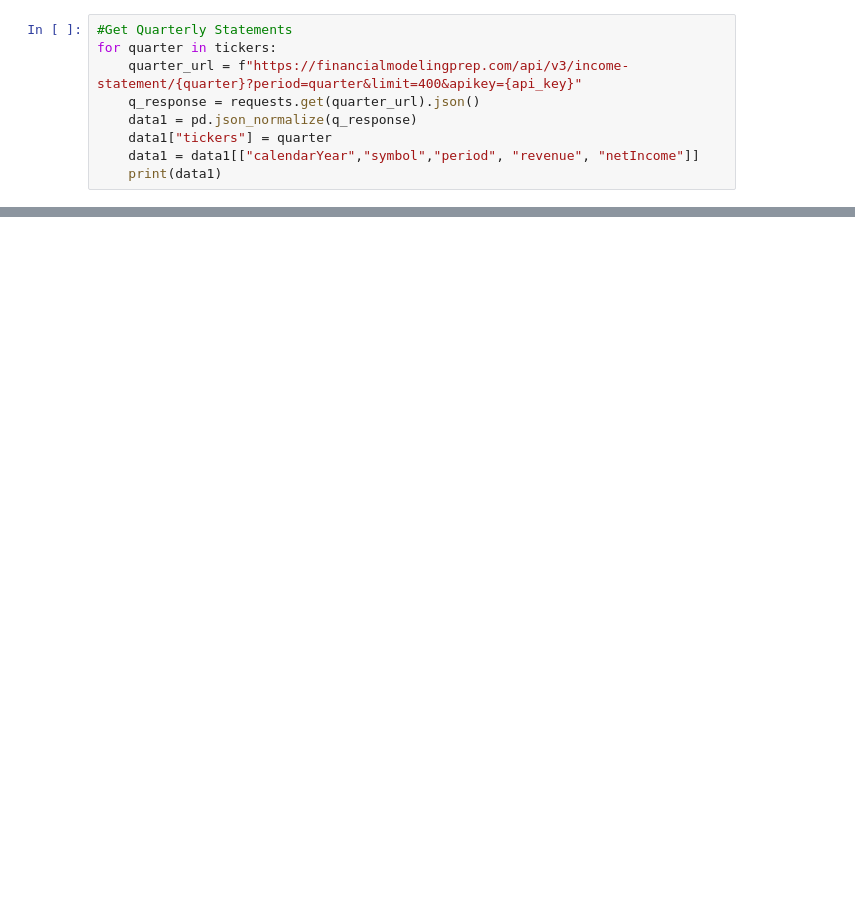
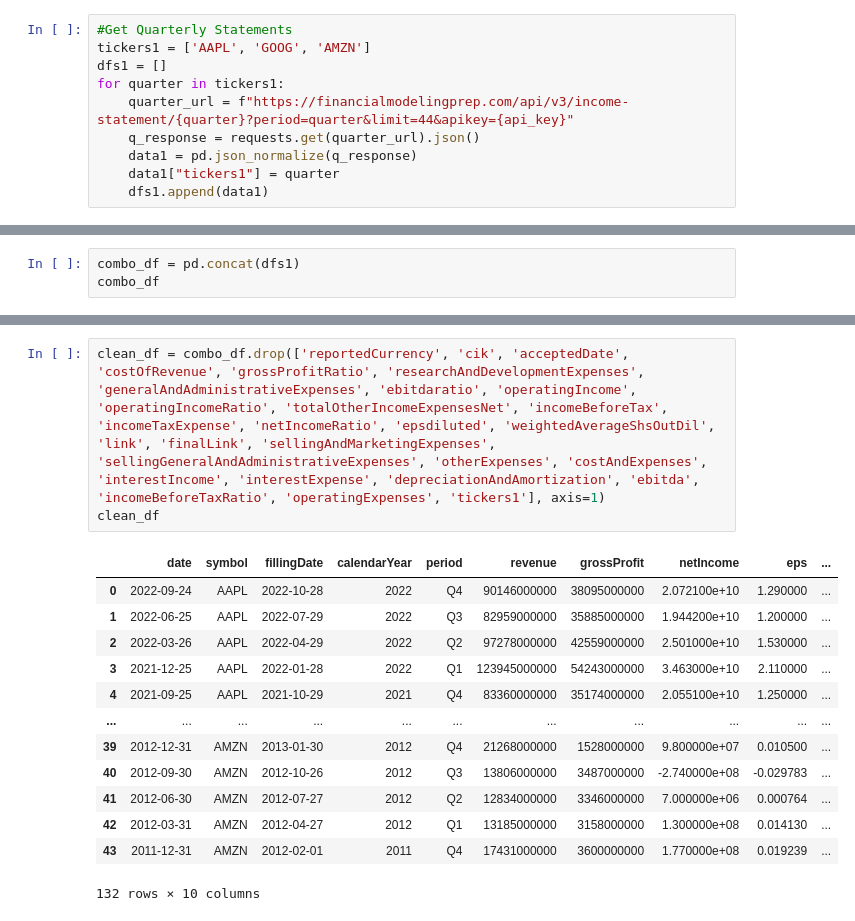
Before and after one commit to lyndsaywylie/Project-1, a Jupyter notebook: kim.ipynb, the cells around one changed output, grey strips where cells are left out. Drawn from its saved outputs; the diff is of its cells as text; blank space fills up the shorter version.

```diff
--- a/kim.ipynb
+++ b/kim.ipynb
@@ -72,9 +68,10 @@ print (data)
 # %%
 #Get Quarterly Statements
-for quarter in tickers:
-    quarter_url = f"https://financialmodelingprep.com/api/v3/income-statement/{quarter}?period=quarter&limit=400&apikey={api_key}"
+tickers1 = ['AAPL', 'GOOG', 'AMZN']
+dfs1 = []
+for quarter in tickers1:
+    quarter_url = f"https://financialmodelingprep.com/api/v3/income-statement/{quarter}?period=quarter&limit=44&apikey={api_key}"
     q_response = requests.get(quarter_url).json()
     data1 = pd.json_normalize(q_response)
-    data1["tickers"] = quarter
-    data1 = data1[["calendarYear","symbol","period", "revenue", "netIncome"]]
-    print(data1)
+    data1["tickers1"] = quarter
+    dfs1.append(data1)
@@ -98,0 +78,3 @@ for quarter in tickers:
+# %%
+combo_df = pd.concat(dfs1)
+combo_df
@@ -99,2 +95,19 @@ for quarter in tickers:
+# %%
+clean_df = combo_df.drop(['reportedCurrency', 'cik', 'acceptedDate', 'costOfRevenue', 'grossProfitRatio', 'researchAndDevelopmentExpenses', 'generalAndAdministrativeExpenses', 'ebitdaratio', 'operatingIncome', 'operatingIncomeRatio', 'totalOtherIncomeExpensesNet', 'incomeBeforeTax', 'incomeTaxExpense', 'netIncomeRatio', 'epsdiluted', 'weightedAverageShsOutDil', 'link', 'finalLink', 'sellingAndMarketingExpenses', 'sellingGeneralAndAdministrativeExpenses', 'otherExpenses', 'costAndExpenses', 'interestIncome', 'interestExpense', 'depreciationAndAmortization', 'ebitda', 'incomeBeforeTaxRatio', 'operatingExpenses', 'tickers1'], axis=1)
+clean_df
+# %% [output]
+|  | date | symbol | fillingDate | calendarYear | period | revenue | grossProfit | netIncome | eps | ... |
+| 0 | 2022-09-24 | AAPL | 2022-10-28 | 2022 | Q4 | 90146000000 | 38095000000 | 2.072100e+10 | 1.290000 | ... |
+| 1 | 2022-06-25 | AAPL | 2022-07-29 | 2022 | Q3 | 82959000000 | 35885000000 | 1.944200e+10 | 1.200000 | ... |
+| 2 | 2022-03-26 | AAPL | 2022-04-29 | 2022 | Q2 | 97278000000 | 42559000000 | 2.501000e+10 | 1.530000 | ... |
+| 3 | 2021-12-25 | AAPL | 2022-01-28 | 2022 | Q1 | 123945000000 | 54243000000 | 3.463000e+10 | 2.110000 | ... |
+| 4 | 2021-09-25 | AAPL | 2021-10-29 | 2021 | Q4 | 83360000000 | 35174000000 | 2.055100e+10 | 1.250000 | ... |
+| ... | ... | ... | ... | ... | ... | ... | ... | ... | ... | ... |
+| 39 | 2012-12-31 | AMZN | 2013-01-30 | 2012 | Q4 | 21268000000 | 1528000000 | 9.800000e+07 | 0.010500 | ... |
+| 40 | 2012-09-30 | AMZN | 2012-10-26 | 2012 | Q3 | 13806000000 | 3487000000 | -2.740000e+08 | -0.029783 | ... |
+| 41 | 2012-06-30 | AMZN | 2012-07-27 | 2012 | Q2 | 12834000000 | 3346000000 | 7.000000e+06 | 0.000764 | ... |
+| 42 | 2012-03-31 | AMZN | 2012-04-27 | 2012 | Q1 | 13185000000 | 3158000000 | 1.300000e+08 | 0.014130 | ... |
+| 43 | 2011-12-31 | AMZN | 2012-02-01 | 2011 | Q4 | 17431000000 | 3600000000 | 1.770000e+08 | 0.019239 | ... |
+132 rows × 10 columns
 # %%
 #Get Statement Balance for Cash on Hand Info & create another loop
```
Also changed, not shown: parts of 12 cells of this notebook.
